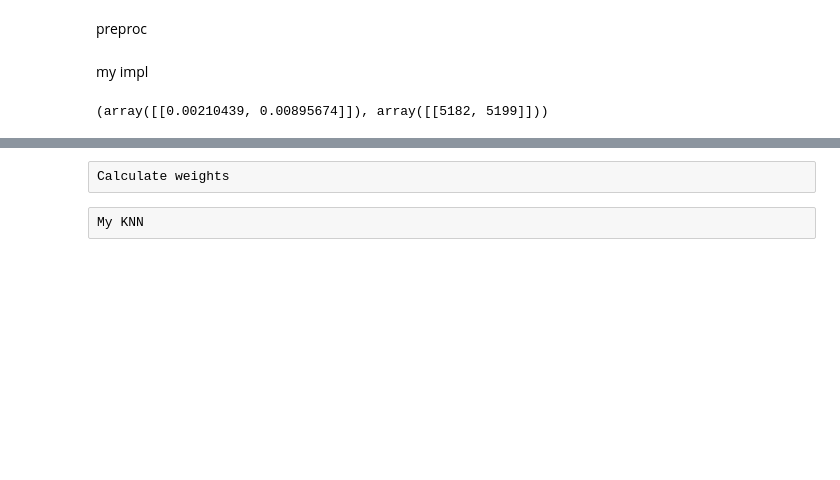
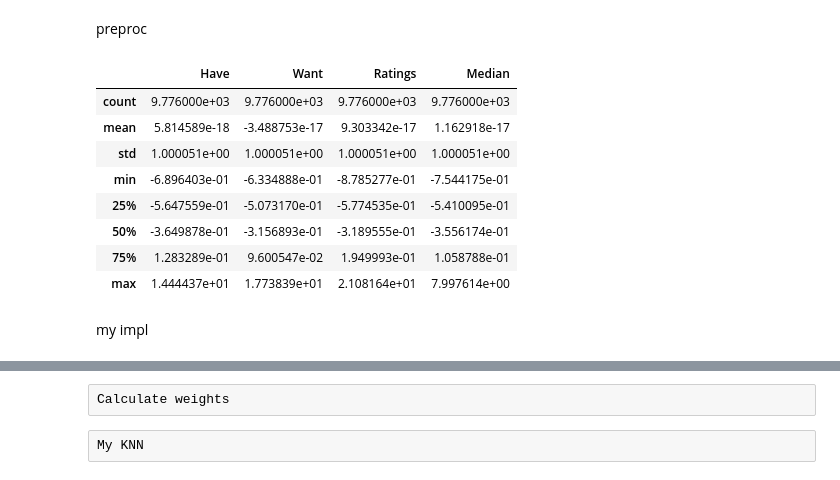
Before and after one commit to itmo-ml-lab-ML-course/lab1-knn-chipch1n, a Jupyter notebook: knn.ipynb, the cells around one changed output, grey strips where cells are left out. Drawn from its saved outputs; the diff is of its cells as text; code cells hidden in the pictures; blank space fills up the shorter version.

```diff
--- a/knn.ipynb
+++ b/knn.ipynb
@@ -18,20 +19,29 @@ df = df[df["Median"] < 1000]
 # %%
 X = df[["Artist", "Title", "Label", "Format", "Country", "Genre", "Have", "Want", "Ratings", "Style", "Median"]].copy()
 
 
 def OneHotEncodeColumn(column_name):
     column_encoder = OneHotEncoder()
     return column_encoder.fit_transform(X[column_name].values.reshape(-1, 1)).toarray()
 
 
 artists = OneHotEncodeColumn("Artist")
 labels = OneHotEncodeColumn("Label")
 formats = OneHotEncodeColumn("Format")
 countries = OneHotEncodeColumn("Country")
 genres = OneHotEncodeColumn("Genre")
 style = OneHotEncodeColumn("Style")
 scaler = StandardScaler()
 X[["Have", "Want", "Ratings", "Median"]] = scaler.fit_transform(X[["Have", "Want", "Ratings", "Median"]])
 
-X = np.concatenate((genres, style, X[["Have", "Want", "Ratings", "Median"]].values), axis=1)
-y = np.argmax(formats, axis=1)
+X[["Have", "Want", "Ratings", "Median"]].describe()
+# %% [output]
+|  | Have | Want | Ratings | Median |
+| count | 9.776000e+03 | 9.776000e+03 | 9.776000e+03 | 9.776000e+03 |
+| mean | 5.814589e-18 | -3.488753e-17 | 9.303342e-17 | 1.162918e-17 |
+| std | 1.000051e+00 | 1.000051e+00 | 1.000051e+00 | 1.000051e+00 |
+| min | -6.896403e-01 | -6.334888e-01 | -8.785277e-01 | -7.544175e-01 |
+| 25% | -5.647559e-01 | -5.073170e-01 | -5.774535e-01 | -5.410095e-01 |
+| 50% | -3.649878e-01 | -3.156893e-01 | -3.189555e-01 | -3.556174e-01 |
+| 75% | 1.283289e-01 | 9.600547e-02 | 1.949993e-01 | 1.058788e-01 |
+| max | 1.444437e+01 | 1.773839e+01 | 2.108164e+01 | 7.997614e+00 |
@@ -104,11 +124,5 @@ class MyKnn:
                 "kernel": self.kernel,
                 "metric": self.metric}
-# %%
-model = MyKnn(1, False, "uniform", "cosine")
-model.fit(X_train, y_train)
-model.closest(X_val[:1])
-# %% [output]
-(array([[0.00210439, 0.00895674]]), array([[5182, 5199]]))
 # %%
 import optuna
 
```
Also changed, not shown: parts of 14 cells of this notebook.
